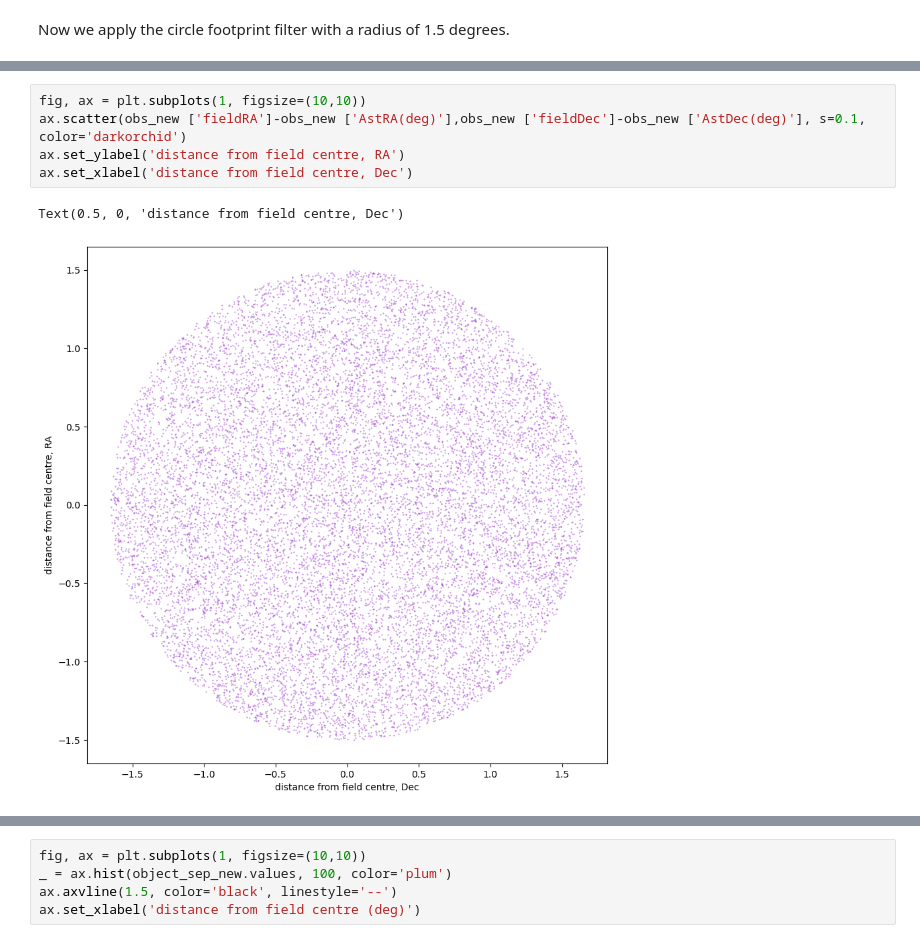
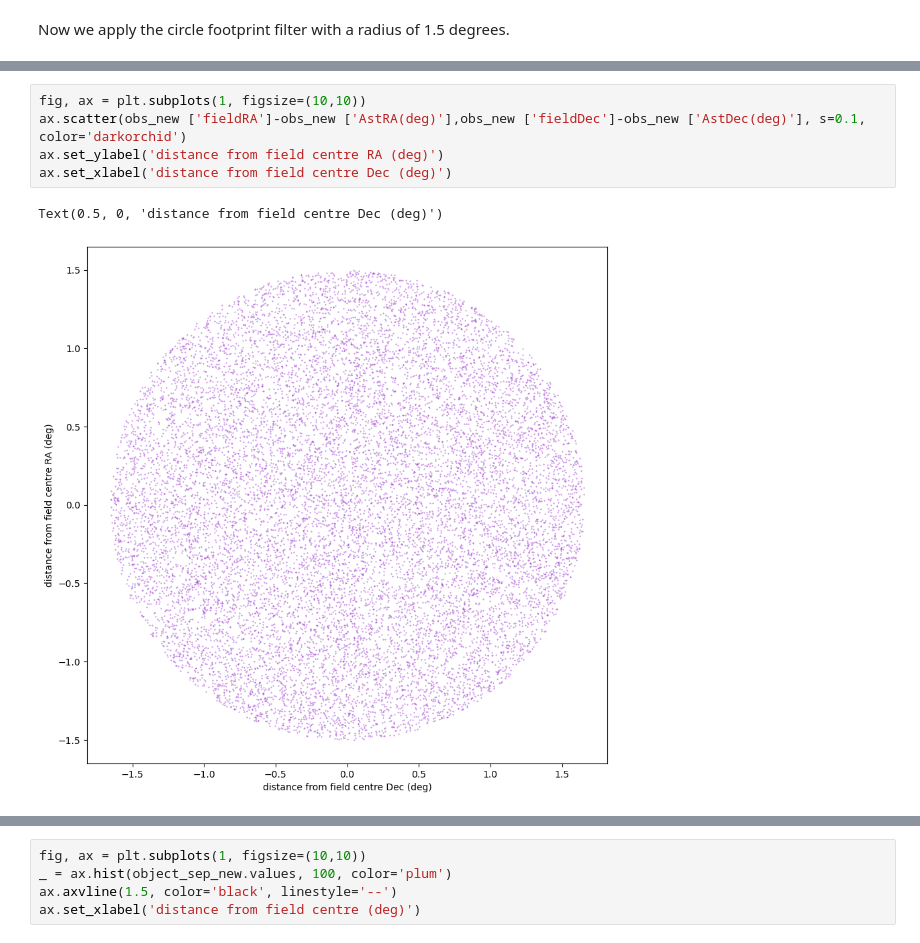
Before and after one commit to dirac-institute/sorcha, a Jupyter notebook: demo/demo_CircleFootprint.ipynb, the cells around one changed output, grey strips where cells are left out. Saved outputs shown, nothing was run; the diff lists cells and outputs as text.

```diff
--- a/demo/demo_CircleFootprint.ipynb
+++ b/demo/demo_CircleFootprint.ipynb
@@ -95,11 +95,11 @@ Wall time: 30.5 s
 # %%
 fig, ax = plt.subplots(1, figsize=(10,10))
 ax.scatter(obs_new ['fieldRA']-obs_new ['AstRA(deg)'],obs_new ['fieldDec']-obs_new ['AstDec(deg)'], s=0.1, color='darkorchid')
-ax.set_ylabel('distance from field centre, RA')
-ax.set_xlabel('distance from field centre, Dec')
+ax.set_ylabel('distance from field centre RA (deg)')
+ax.set_xlabel('distance from field centre Dec (deg)')
 # %% [output]
-Text(0.5, 0, 'distance from field centre, Dec')
+Text(0.5, 0, 'distance from field centre Dec (deg)')
-[figure, old version]
+[figure, new version]
 # %%
 %%time
 
```
Also changed, not shown: parts of 4 cells of this notebook, 1 other file.
